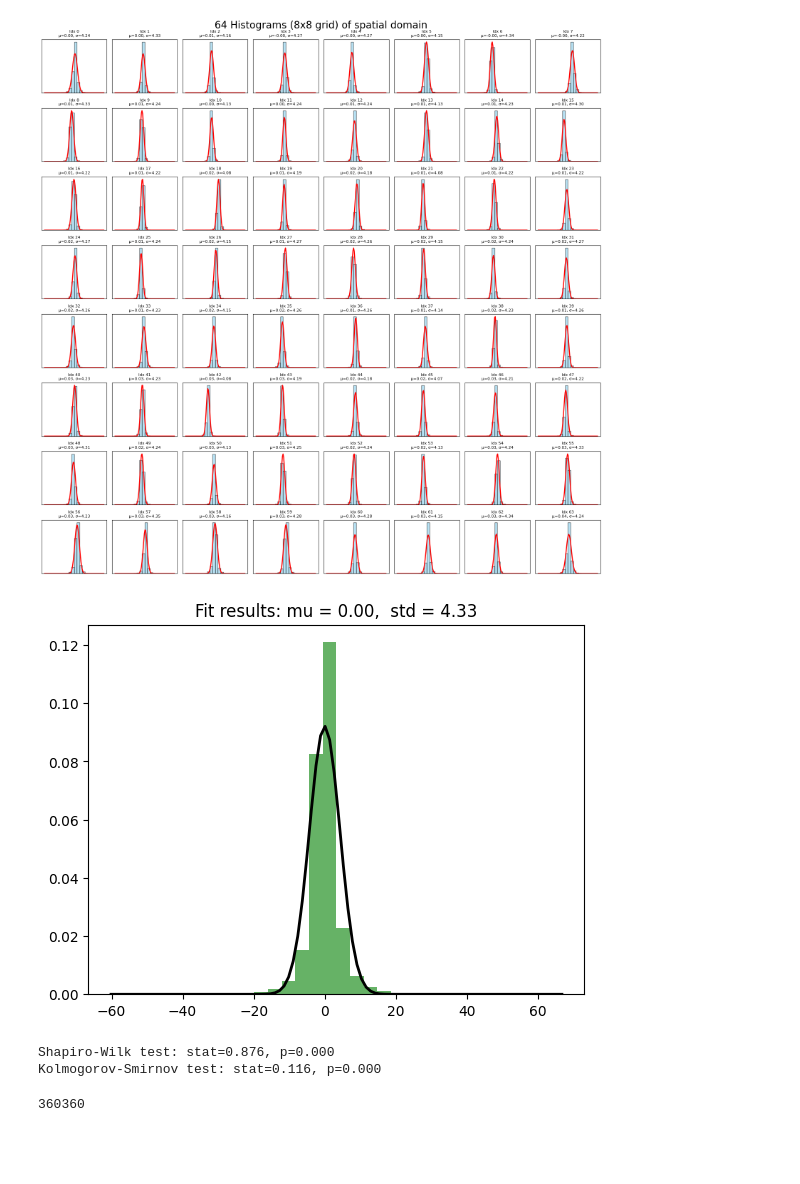
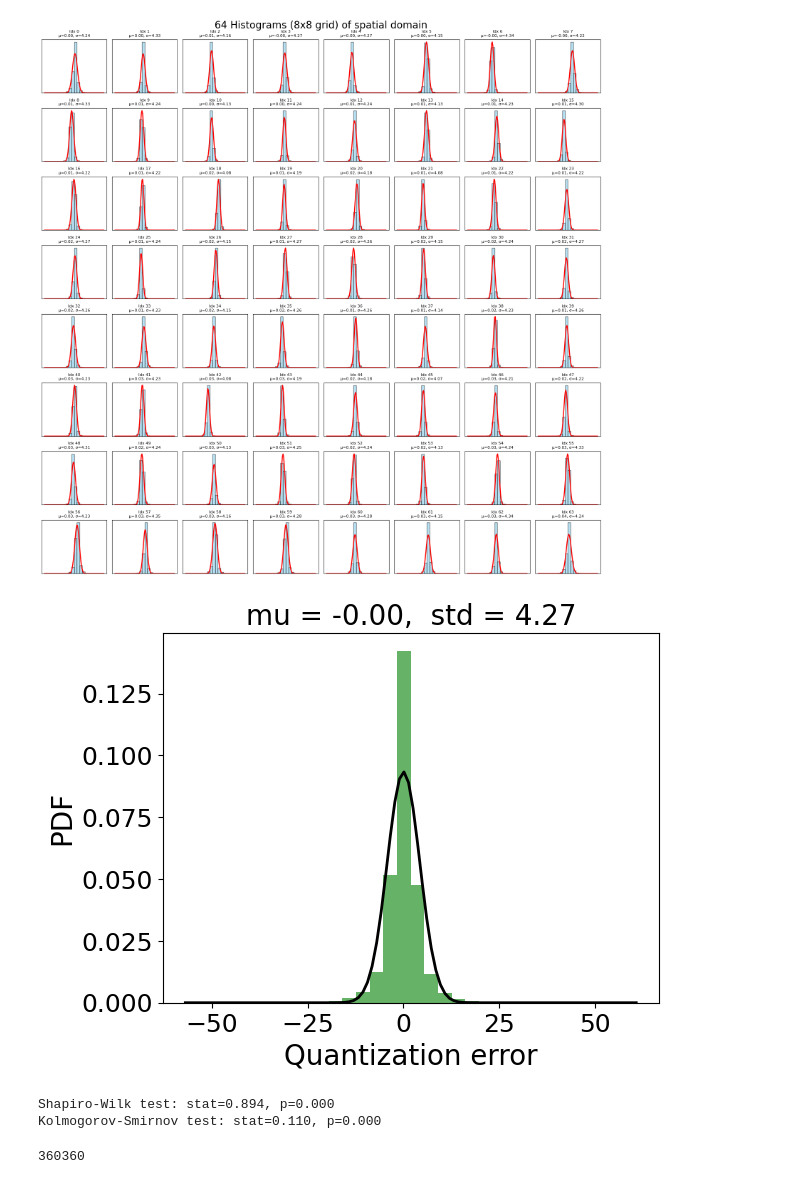
Before and after one commit to xiaonengmiao/Paligemma, a Jupyter notebook: test.ipynb, the cells around one changed output. Cells and saved outputs as stored; diff of their text form; code cells hidden in the pictures; blank space fills up the shorter version.

```diff
--- a/test.ipynb
+++ b/test.ipynb
@@ -52 +70,27 @@ M = idct_64_matrix()
+# %%
+import numpy as np
+# 假设你已经有 A (64x64) 和 目标向量 t (64,)
+# 下面演示如何计算距离
+
+A = idct_64_matrix()
+
+# 1. SVD 得到零空间基 M
+U, s, Vt = np.linalg.svd(A)      # A = U @ diag(s) @ Vt
+rank = np.sum(s > 1e-10)        # or 使用已知的 16
+M = Vt.T[:, int(rank):]         # M 的列为 nullspace basis
+
+# 2. 构造 B
+ones = np.ones((64,1))
+B = np.concatenate([ones, M], axis=1)   # 64 x (1 + null_dim)
+
+# 3. 最小二乘求解 p
+p, *_ = np.linalg.lstsq(B, t, rcond=None)  # p 长度 = 1 + null_dim
+
+# 4. 残差与距离
+residual = t - B.dot(p)
+distance = np.linalg.norm(residual)   # 这是 dist(t, S)
+
+print("distance to S:", distance)
+# 如果你也想要投影向量（S 中的最近点）：
+t_proj = B.dot(p)
 # %%
@@ -120,5 +340,5 @@ A.shape
 # %%
-U, S, Vt = np.linalg.svd(A)
+U, S, Vt = np.linalg.svd(M)
 tol = 1e-10
 null_mask = (S <= tol)
 null_space = Vt[null_mask].T if np.any(null_mask) else np.zeros((M.shape[1], 0))
@@ -507,6 +807,7 @@ import matplotlib.pyplot as plt
 from scipy import stats
 
 values = []
+stds = []
 for i in range(8):
     for j in range(8):
         values.append(np.array([distance_blocks[0][k][i][j] for k in range(len(distance_blocks[0]))]))
@@ -517,6 +818,7 @@ for idx, ax in enumerate(axes.flat):
     ax.hist(data, bins=20, density=True, alpha=0.6, color="skyblue", edgecolor="black")
     # Overlay Gaussian fit
     mu, std = stats.norm.fit(data)
+    stds.append(std)
     xmin, xmax = ax.get_xlim()
     x = np.linspace(xmin, xmax, 100)
     p = stats.norm.pdf(x, mu, std)
@@ -563,36 +865,41 @@ plt.show()
 # %%
 import numpy as np
 import matplotlib.pyplot as plt
 from scipy import stats
 
 # Generate some sample data (Normal with mean=0, std=1)
 # data = np.random.normal(0, 1, 500)
-data = np.array([distance_blocks[1][i][0][1] for i in range(len(distance_blocks[1]))])
+data = np.array([distance_blocks[1][i][0][3] for i in range(len(distance_blocks[1]))])
 
 # --- Visual check ---
 plt.hist(data, bins=30, density=True, alpha=0.6, color='g')
 
 # Overlay Gaussian fit
 mu, std = stats.norm.fit(data)
 xmin, xmax = plt.xlim()
 x = np.linspace(xmin, xmax, 100)
 p = stats.norm.pdf(x, mu, std)
 plt.plot(x, p, 'k', linewidth=2)
-plt.title(f"Fit results: mu = {mu:.2f},  std = {std:.2f}")
+plt.title(f"mu = {mu:.2f},  std = {std:.2f}", fontsize=20)
+plt.xlabel("Quantization error", fontsize=20)
+plt.ylabel("PDF", fontsize=20)
+plt.tick_params(axis='x', labelsize=18)  # 横轴字号
+plt.tick_params(axis='y', labelsize=18)  # 纵轴字号
+plt.savefig("50-16.png", dpi=300, bbox_inches="tight")
 plt.show()
 
 # --- Statistical tests ---
 # Shapiro-Wilk test (for normality)
 stat, p_value = stats.shapiro(data)
 print("Shapiro-Wilk test: stat=%.3f, p=%.3f" % (stat, p_value))
 
 # Kolmogorov-Smirnov test (compare to N(0,1))
 stat, p_value = stats.kstest(data, 'norm', args=(mu, std))
 print("Kolmogorov-Smirnov test: stat=%.3f, p=%.3f" % (stat, p_value))
 # %% [output]
-[figure, old version]
+[figure, new version]
-Shapiro-Wilk test: stat=0.876, p=0.000
-Kolmogorov-Smirnov test: stat=0.116, p=0.000
+Shapiro-Wilk test: stat=0.894, p=0.000
+Kolmogorov-Smirnov test: stat=0.110, p=0.000
 # %%
 len(distance_blocks)
 # %% [output]
```
Also changed, not shown: parts of 10 cells of this notebook, 8 other files.
